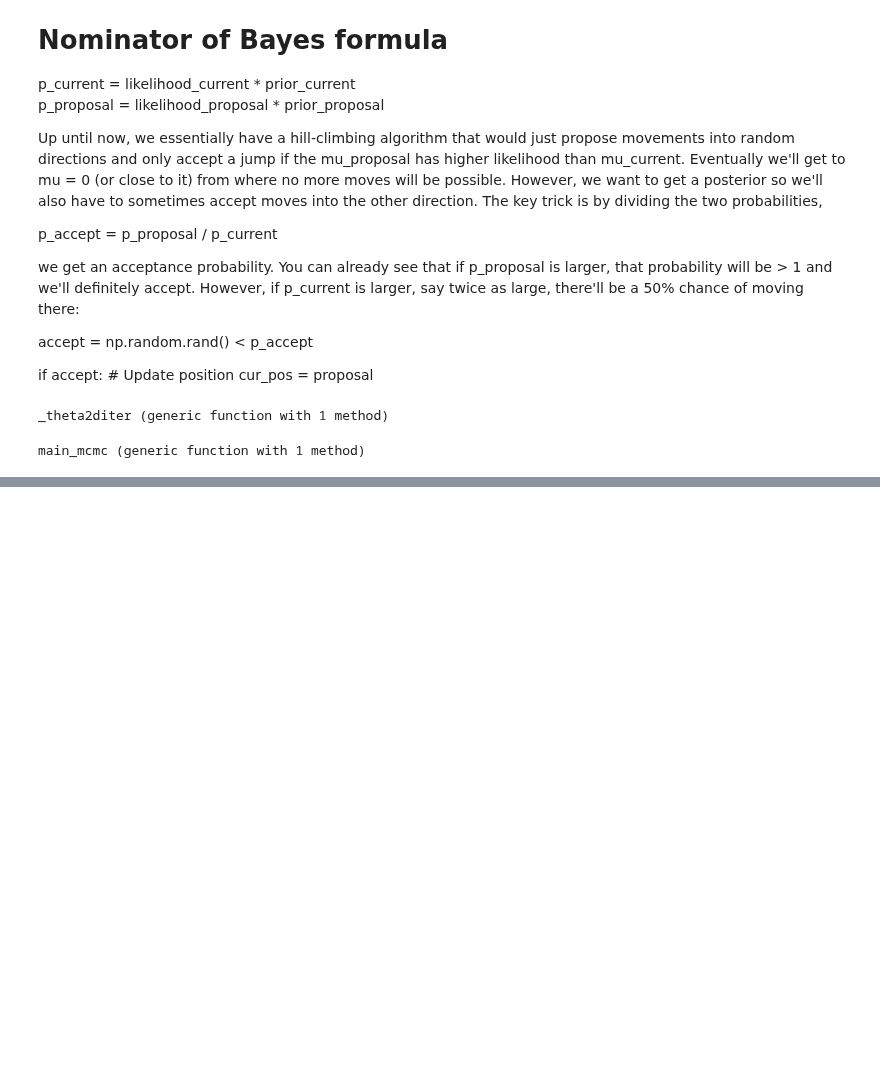
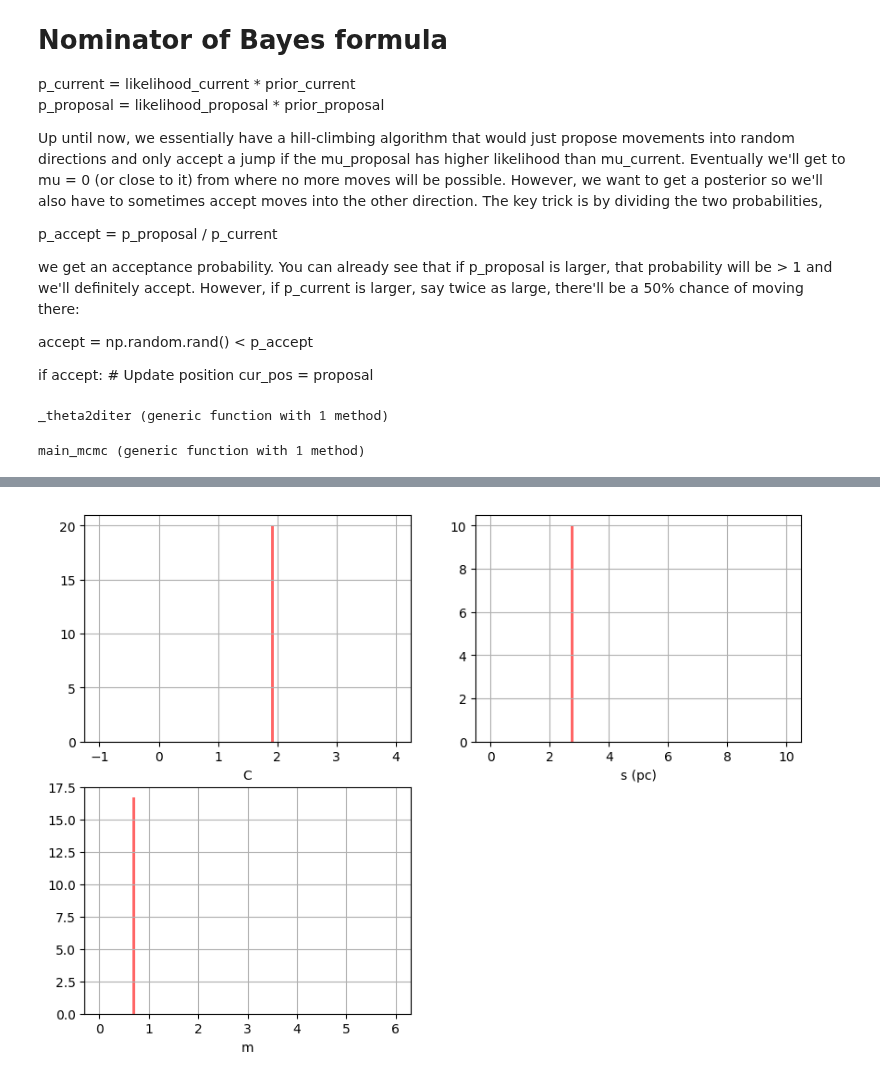
Before and after one commit to bosscha/gaia-shock, a Jupyter notebook: notebooks/analysis/spatial_structure.ipynb, the cells around one changed output, grey strips where cells are left out. Saved outputs shown, nothing was run; the diff lists cells and outputs as text; code cells hidden in the pictures; blank space fills up the shorter version.

Commit message:
fix mcmc fit

```diff
--- a/notebooks/analysis/spatial_structure.ipynb
+++ b/notebooks/analysis/spatial_structure.ipynb
@@ -311,18 +322,19 @@ _theta2diter (generic function with 1 method)
 # %%
 function main_mcmc(oc, mcmc::_mcmc2d)
     let
-        rad2d, locdens2d= _locdens2d(oc[:Y], oc[:Z], 3)
         mci = _mc2d(zeros(Float64,0),zeros(Float64,0),zeros(Float64,0))
 
-        mi, probi = _theta2d(mcmc)
+        mi, probi = _theta2d(mcmc, oc)
         println("## Init 2D done...")
 
+        niter = mcmc.niter
+        nburn = mcmc.nburnin
         nchain = 1
         loopAgain = true
         burndone = false
 
         while loopAgain
-            micurrent, probcurrent = thetaiter(mi , mcmc)
+            micurrent, probcurrent = _theta2diter(mi , mcmc, oc)
 
         ### Metropolis-Hasting
             α = probcurrent / probi
@@ -330,8 +342,8 @@ function main_mcmc(oc, mcmc::_mcmc2d)
                 mi = micurrent
                 probi = probcurrent
                 nchain += 1
-                if (nchain%500 == 0) println("### chain:",nchain) end
-                if nchain > nburn && !burndone println("### burnout done...") ; nchain = 0 ; burndone = true end
+                if (nchain%5000 == 0) println("### chain:",nchain) end
+                if nchain > nburn && !burndone println("### burnin done...") ; nchain = 0 ; burndone = true end
                 if nchain > niter loopAgain = false end
                 if burndone
                     push!(mci.C, mi.C)
@@ -340,8 +352,8 @@ function main_mcmc(oc, mcmc::_mcmc2d)
                 end
             else
                 nchain += 1
-                if (nchain%500 == 0) println("### chain:",nchain) end
-                if nchain > nburn && !burndone println("### burnout done...") ; nchain = 0 ; burndone = true end
+                if (nchain%5000 == 0) println("### chain:",nchain) end
+                if nchain > nburn && !burndone println("### burnin done...") ; nchain = 0 ; burndone = true end
                 if nchain > niter loopAgain = false end
                 if burndone
                     push!(mci.C, mi.C)
@@ -389,0 +430,27 @@ Closest candidates are:
+# %%
+### Plot the results
+###
+fig = PyPlot.figure(figsize=(10,7))
+
+ax = PyPlot.subplot(221)
+PyPlot.grid("on")
+nbins = 100
+h = PyPlot.hist(mci.C,nbins,range = [-1.,4], color = "r", alpha=0.6 , label = "C", density =true)
+PyPlot.xlabel("C")
+
+
+ax = PyPlot.subplot(222)
+PyPlot.grid("on")
+nbins = 100
+h = PyPlot.hist(mci.s,nbins,range = [0.,10], color = "r", alpha=0.6 , label = "C", density =true)
+PyPlot.xlabel("s (pc)")
+
+ax = PyPlot.subplot(223)
+PyPlot.grid("on")
+nbins = 100
+h = PyPlot.hist(mci.m,nbins,range = [0.,6], color = "r", alpha=0.6 , label = "C", density =true)
+PyPlot.xlabel("m")
+
+PyPlot.show()
+# %% [output]
+[figure, added]
```
Also changed, not shown: parts of 6 cells of this notebook.
